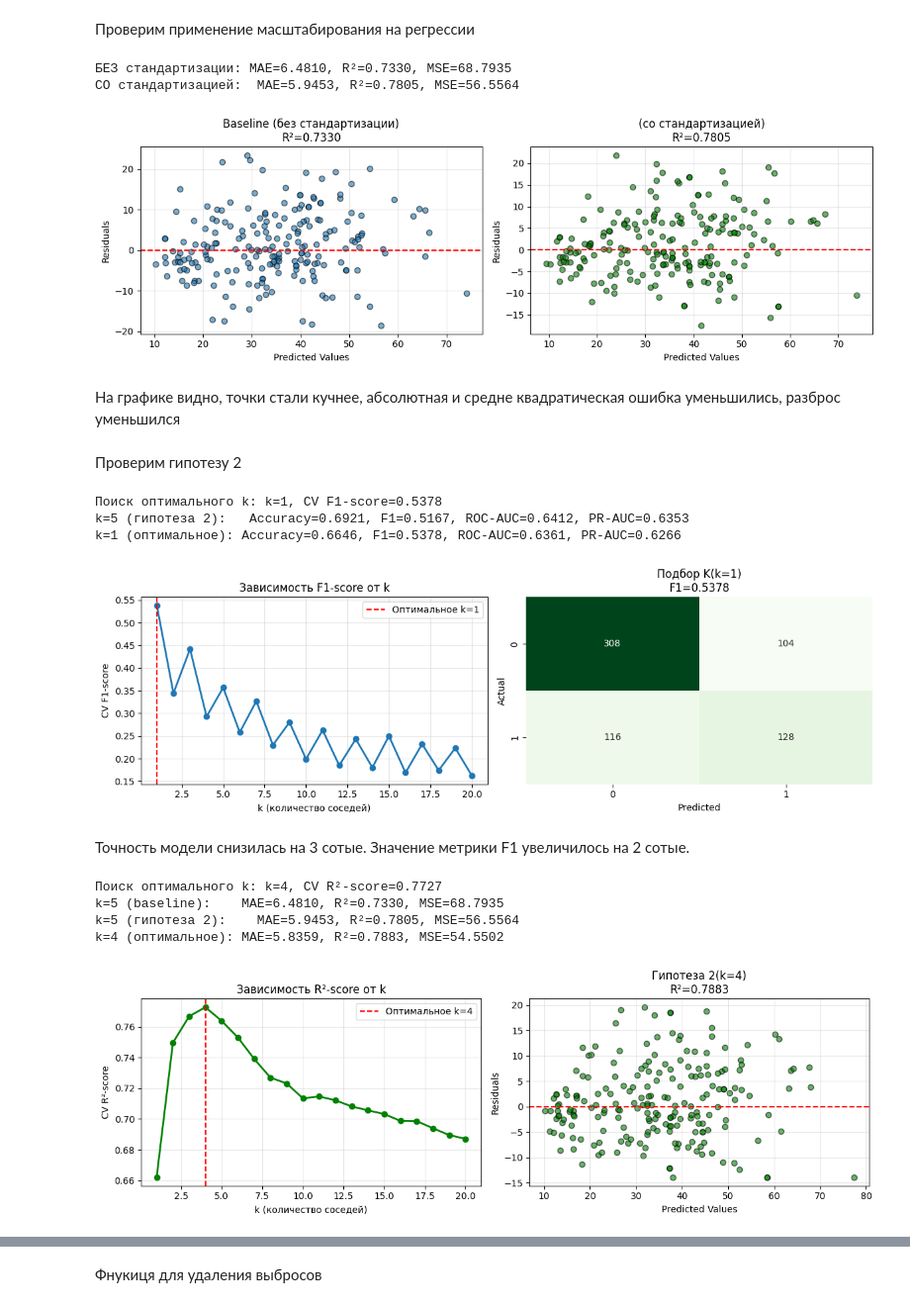
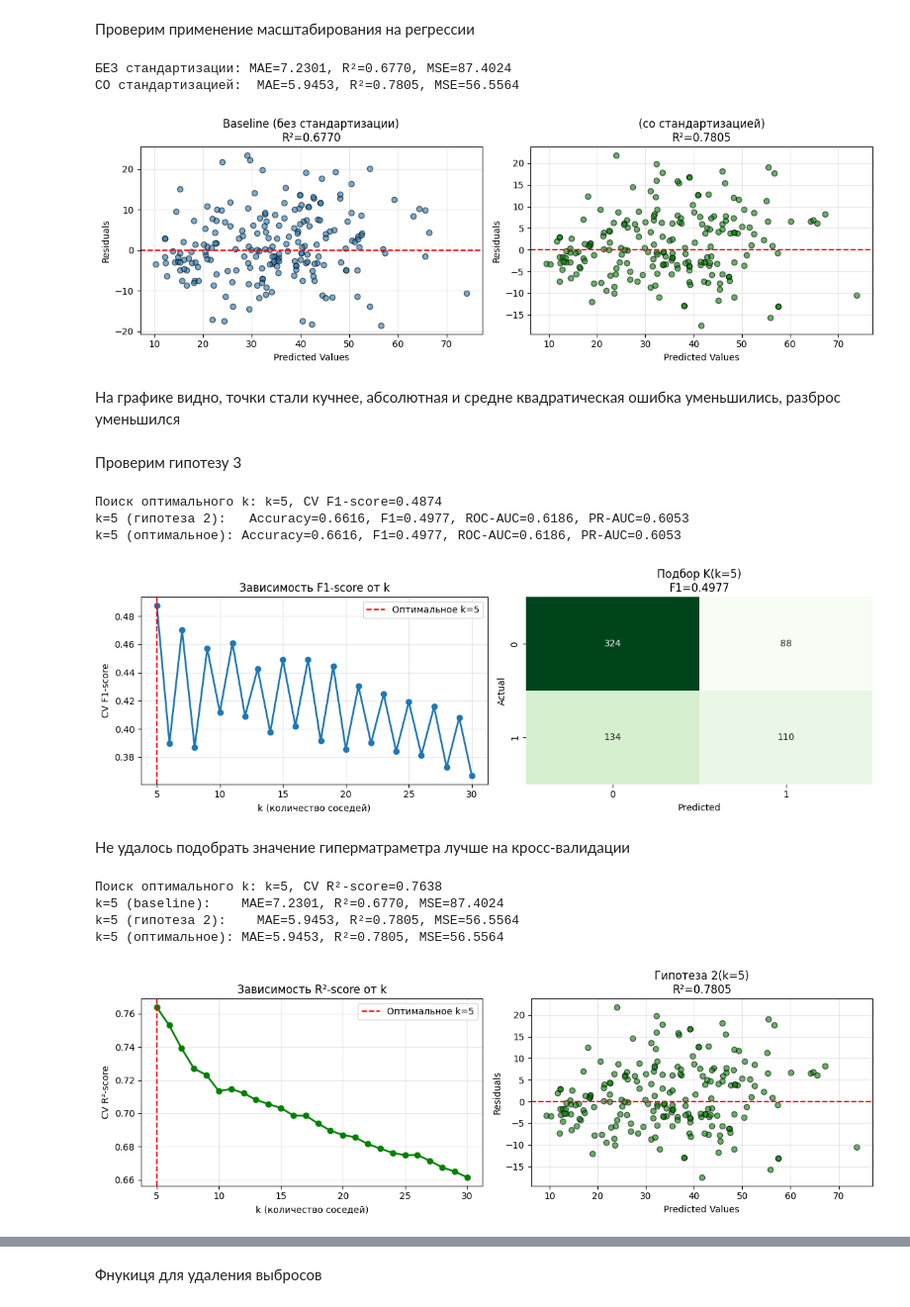
Before and after one commit to khanboglai/frameworks_AI, a Jupyter notebook: lab1.ipynb, the cells around one changed output, grey strips where cells are left out. Shown at 99% size. Cells and saved outputs as stored; diff of their text form; code cells hidden in the pictures.

```diff
--- a/lab1.ipynb
+++ b/lab1.ipynb
@@ -614,19 +612,19 @@ plt.show()
 # %%
 print(f"БЕЗ стандартизации: MAE={mae:.4f}, R²={r2:.4f}, MSE={mse:.4f}")
 # Со стандартизацией
-scaler_concrete_hyp1 = RobustScaler()
-X_train_concrete_hyp1 = scaler_concrete_hyp1.fit_transform(X_train_concrete)
-X_test_concrete_hyp1 = scaler_concrete_hyp1.transform(X_test_concrete)
+scaler_concrete_hyp2 = RobustScaler()
+X_train_concrete_hyp2 = scaler_concrete_hyp2.fit_transform(X_train_concrete)
+X_test_concrete_hyp2 = scaler_concrete_hyp2.transform(X_test_concrete)
 
-knn_reg_hyp1 = KNeighborsRegressor(n_neighbors=5)
-knn_reg_hyp1.fit(X_train_concrete_hyp1, y_train_concrete)
-y_pred_reg_hyp1 = knn_reg_hyp1.predict(X_test_concrete_hyp1)
+knn_reg_hyp2 = KNeighborsRegressor(n_neighbors=5)
+knn_reg_hyp2.fit(X_train_concrete_hyp2, y_train_concrete)
+y_pred_reg_hyp2 = knn_reg_hyp2.predict(X_test_concrete_hyp2)
 
-mae_hyp1 = mean_absolute_error(y_test_concrete, y_pred_reg_hyp1)
-mse_hyp1 = mean_squared_error(y_test_concrete, y_pred_reg_hyp1)
-r2_hyp1 = r2_score(y_test_concrete, y_pred_reg_hyp1)
+mae_hyp2 = mean_absolute_error(y_test_concrete, y_pred_reg_hyp2)
+mse_hyp2 = mean_squared_error(y_test_concrete, y_pred_reg_hyp2)
+r2_hyp2 = r2_score(y_test_concrete, y_pred_reg_hyp2)
 
-print(f"СО стандартизацией:  MAE={mae_hyp1:.4f}, R²={r2_hyp1:.4f}, MSE={mse_hyp1:.4f}")
+print(f"СО стандартизацией:  MAE={mae_hyp2:.4f}, R²={r2_hyp2:.4f}, MSE={mse_hyp2:.4f}")
 
 # Визуализация результатов регрессии
 fig, axes = plt.subplots(1, 2, figsize=(12, 4))
@@ -640,11 +638,11 @@ axes[0].set_xlabel('Predicted Values')
 axes[0].set_ylabel('Residuals')
 axes[0].grid(alpha=0.3)
 
-# График остатков для гипотезы 1
-residuals_hyp1 = y_test_concrete - y_pred_reg_hyp1
-axes[1].scatter(y_pred_reg_hyp1, residuals_hyp1, alpha=0.6, edgecolors='k', color='green')
+# График остатков для гипотезы 2
+residuals_hyp2 = y_test_concrete - y_pred_reg_hyp2
+axes[1].scatter(y_pred_reg_hyp2, residuals_hyp2, alpha=0.6, edgecolors='k', color='green')
 axes[1].axhline(y=0, color='r', linestyle='--')
-axes[1].set_title(f'(со стандартизацией)\nR²={r2_hyp1:.4f}')
+axes[1].set_title(f'(со стандартизацией)\nR²={r2_hyp2:.4f}')
 axes[1].set_xlabel('Predicted Values')
 axes[1].set_ylabel('Residuals')
 axes[1].grid(alpha=0.3)
@@ -652,20 +650,20 @@ axes[1].grid(alpha=0.3)
 plt.tight_layout()
 plt.show()
 # %% [output]
-БЕЗ стандартизации: MAE=6.4810, R²=0.7330, MSE=68.7935
+БЕЗ стандартизации: MAE=7.2301, R²=0.6770, MSE=87.4024
 СО стандартизацией:  MAE=5.9453, R²=0.7805, MSE=56.5564
 [figure]
 # %% [markdown]
 На графике видно, точки стали кучнее, абсолютная и средне квадратическая ошибка уменьшились, разброс уменьшился
 # %% [markdown]
-Проверим гипотезу 2
+Проверим гипотезу 3
 # %%
-k_values = range(1, 21)
+k_values = range(5, 31)
 cv_scores_clf_hyp2 = []
 
 for k in k_values:
     knn = KNeighborsClassifier(n_neighbors=k, leaf_size=20)
-    scores = cross_val_score(knn, X_train_water, y_train_water, cv=5, scoring='f1')
+    scores = cross_val_score(knn, X_train_water_hyp2, y_train_water, cv=5, scoring='f1')
     cv_scores_clf_hyp2.append(scores.mean())
 
 best_k_hyp2_clf = k_values[np.argmax(cv_scores_clf_hyp2)]
@@ -674,8 +672,8 @@ best_cv_score_hyp2_clf = max(cv_scores_clf_hyp2)
 print(f"Поиск оптимального k: k={best_k_hyp2_clf}, CV F1-score={best_cv_score_hyp2_clf:.4f}")
 
 knn_clf_hyp2_best = KNeighborsClassifier(n_neighbors=best_k_hyp2_clf, leaf_size=20)
-knn_clf_hyp2_best.fit(X_train_water_hyp1, y_train_water)
-y_pred_clf_hyp2_best = knn_clf_hyp2_best.predict(X_test_water_hyp1)
+knn_clf_hyp2_best.fit(X_train_water_hyp2, y_train_water)
+y_pred_clf_hyp2_best = knn_clf_hyp2_best.predict(X_test_water_hyp2)
 
 f1_hyp2_best = f1_score(y_test_water, y_pred_clf_hyp2_best, zero_division=0)
 acc_hyp2_best = accuracy_score(y_test_water, y_pred_clf_hyp2_best)
@@ -683,7 +681,7 @@ roc_auc_hyp2_best = roc_auc_score(y_test_water, y_pred_clf_hyp2_best)
 pr_curve_hyp2_best = precision_recall_curve(y_test_water, y_pred_clf_hyp2_best)
 pr_auc_hyp2_best = auc(pr_curve_hyp2_best[1], pr_curve_hyp2_best[0])
 
-print(f"k=5 (гипотеза 2):   Accuracy={acc_hyp1:.4f}, F1={f1_hyp1:.4f}, ROC-AUC={roc_auc_hyp1:.4f}, PR-AUC={pr_auc_hyp1:.4f}")
+print(f"k=5 (гипотеза 2):   Accuracy={acc_hyp2:.4f}, F1={f1_hyp2:.4f}, ROC-AUC={roc_auc_hyp2:.4f}, PR-AUC={pr_auc_hyp2:.4f}")
 print(f"k={best_k_hyp2_clf} (оптимальное): Accuracy={acc_hyp2_best:.4f}, F1={f1_hyp2_best:.4f}, ROC-AUC={roc_auc_hyp2_best:.4f}, PR-AUC={pr_auc_hyp2_best:.4f}")
 
 # График зависимости F1 от k и матрица ошибок
@@ -706,18 +704,18 @@ axes[1].set_ylabel('Actual')
 plt.tight_layout()
 plt.show()
 # %% [output]
-Поиск оптимального k: k=1, CV F1-score=0.5378
-k=5 (гипотеза 2):   Accuracy=0.6921, F1=0.5167, ROC-AUC=0.6412, PR-AUC=0.6353
-k=1 (оптимальное): Accuracy=0.6646, F1=0.5378, ROC-AUC=0.6361, PR-AUC=0.6266
+Поиск оптимального k: k=5, CV F1-score=0.4874
+k=5 (гипотеза 2):   Accuracy=0.6616, F1=0.4977, ROC-AUC=0.6186, PR-AUC=0.6053
+k=5 (оптимальное): Accuracy=0.6616, F1=0.4977, ROC-AUC=0.6186, PR-AUC=0.6053
-[figure, old version]
+[figure, new version]
 # %% [markdown]
-Точность модели снизилась на 3 сотые. Значение метрики F1 увеличилось на 2 сотые.
+Не удалось подобрать значение гиперматраметра лучше на кросс-валидации
 # %%
 cv_scores_reg_hyp2 = []
 
 for k in k_values:
     knn = KNeighborsRegressor(n_neighbors=k)
-    scores = cross_val_score(knn, X_train_concrete_hyp1, y_train_concrete, cv=5, scoring='r2')
+    scores = cross_val_score(knn, X_train_concrete_hyp2, y_train_concrete, cv=5, scoring='r2')
     cv_scores_reg_hyp2.append(scores.mean())
 
 best_k_hyp2_reg = k_values[np.argmax(cv_scores_reg_hyp2)]
@@ -726,43 +724,43 @@ best_cv_score_hyp2_reg = max(cv_scores_reg_hyp2)
 print(f"Поиск оптимального k: k={best_k_hyp2_reg}, CV R²-score={best_cv_score_hyp2_reg:.4f}")
 
 knn_reg_hyp2_best = KNeighborsRegressor(n_neighbors=best_k_hyp2_reg)
-knn_reg_hyp2_best.fit(X_train_concrete_hyp1, y_train_concrete)
-y_pred_reg_hyp2_best = knn_reg_hyp2_best.predict(X_test_concrete_hyp1)
+knn_reg_hyp2_best.fit(X_train_concrete_hyp2, y_train_concrete)
+y_pred_reg_hyp2_best = knn_reg_hyp2_best.predict(X_test_concrete_hyp2)
 
 r2_hyp2_best = r2_score(y_test_concrete, y_pred_reg_hyp2_best)
 mae_hyp2_best = mean_absolute_error(y_test_concrete, y_pred_reg_hyp2_best)
 mse_hyp2_best = mean_squared_error(y_test_concrete, y_pred_reg_hyp2_best)
 
 print(f"k=5 (baseline):    MAE={mae:.4f}, R²={r2:.4f}, MSE={mse:.4f}")
-print(f"k=5 (гипотеза 2):    MAE={mae_hyp1:.4f}, R²={r2_hyp1:.4f}, MSE={mse_hyp1:.4f}")
+print(f"k=5 (гипотеза 2):    MAE={mae_hyp2:.4f}, R²={r2_hyp2:.4f}, MSE={mse_hyp2:.4f}")
 print(f"k={best_k_hyp2_reg} (оптимальное): MAE={mae_hyp2_best:.4f}, R²={r2_hyp2_best:.4f}, MSE={mse_hyp2_best:.4f}")
 
 
 # График зависимости R² от k и остатки
 fig, axes = plt.subplots(1, 2, figsize=(12, 4))
 
 axes[0].plot(k_values, cv_scores_reg_hyp2, marker='o', linewidth=2, markersize=6, color='green')
 axes[0].axvline(x=best_k_hyp2_reg, color='r', linestyle='--', label=f'Оптимальное k={best_k_hyp2_reg}')
 axes[0].set_xlabel('k (количество соседей)')
 axes[0].set_ylabel('CV R²-score')
 axes[0].set_title('Зависимость R²-score от k')
 axes[0].legend()
 axes[0].grid(alpha=0.3)
 
 residuals_hyp2 = y_test_concrete - y_pred_reg_hyp2_best
 axes[1].scatter(y_pred_reg_hyp2_best, residuals_hyp2, alpha=0.6, edgecolors='k', color='green')
 axes[1].axhline(y=0, color='r', linestyle='--')
 axes[1].set_title(f'Гипотеза 2(k={best_k_hyp2_reg})\nR²={r2_hyp2_best:.4f}')
 axes[1].set_xlabel('Predicted Values')
 axes[1].set_ylabel('Residuals')
 axes[1].grid(alpha=0.3)
 
 plt.tight_layout()
 plt.show()
 # %% [output]
-Поиск оптимального k: k=4, CV R²-score=0.7727
-k=5 (baseline):    MAE=6.4810, R²=0.7330, MSE=68.7935
+Поиск оптимального k: k=5, CV R²-score=0.7638
+k=5 (baseline):    MAE=7.2301, R²=0.6770, MSE=87.4024
 k=5 (гипотеза 2):    MAE=5.9453, R²=0.7805, MSE=56.5564
-k=4 (оптимальное): MAE=5.8359, R²=0.7883, MSE=54.5502
+k=5 (оптимальное): MAE=5.9453, R²=0.7805, MSE=56.5564
-[figure, old version]
+[figure, new version]
 # %% [markdown]
```
Also changed, not shown: parts of 18 cells of this notebook, 1 other file.
